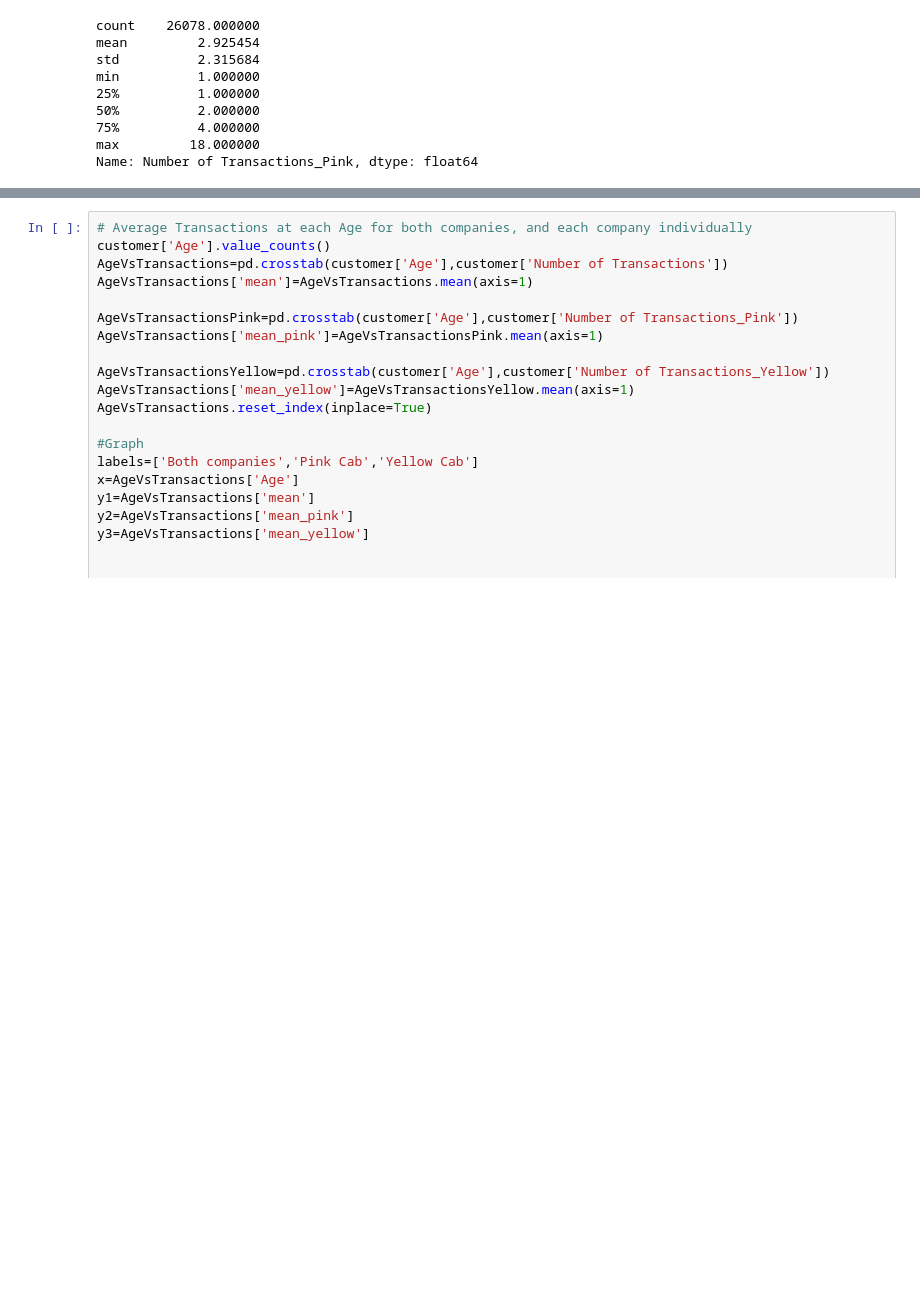
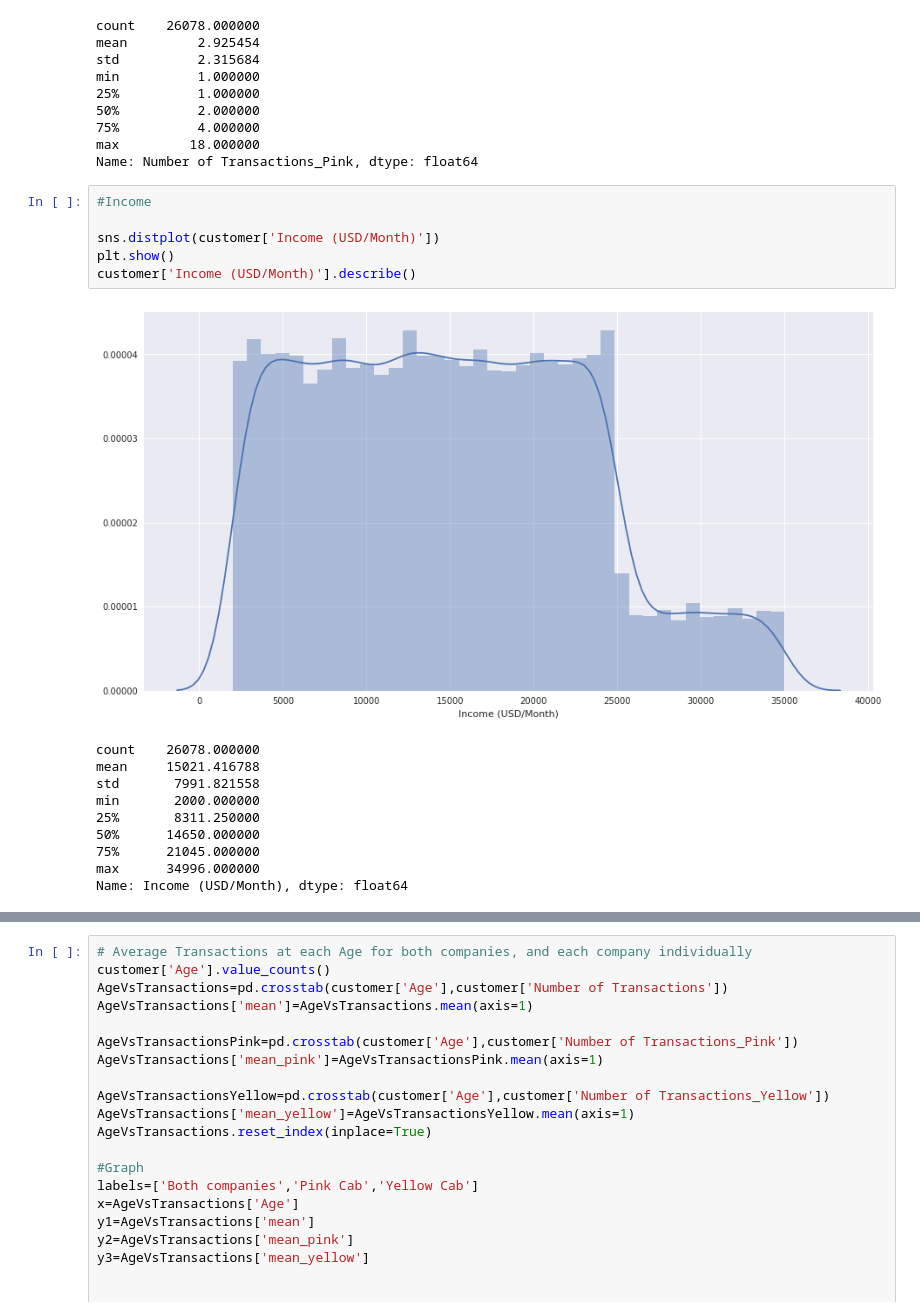
Before and after one commit to Wairimu-Miano/DataSets, a Jupyter notebook: G2Mweek2.ipynb, the cells around one changed output, grey strips where cells are left out. Saved outputs shown, nothing was run; the diff lists cells and outputs as text; blank space fills up the shorter version.

```diff
--- a/G2Mweek2.ipynb
+++ b/G2Mweek2.ipynb
@@ -1020,3 +1021,20 @@ min          1.000000
 75%          4.000000
 max         18.000000
 Name: Number of Transactions_Pink, dtype: float64
+# %%
+#Income
+
+sns.distplot(customer['Income (USD/Month)'])
+plt.show()
+customer['Income (USD/Month)'].describe()
+# %% [output]
+[figure, added]
+count    26078.000000
+mean     15021.416788
+std       7991.821558
+min       2000.000000
+25%       8311.250000
+50%      14650.000000
+75%      21045.000000
+max      34996.000000
+Name: Income (USD/Month), dtype: float64
```
Also changed, not shown: parts of 17 cells of this notebook.
